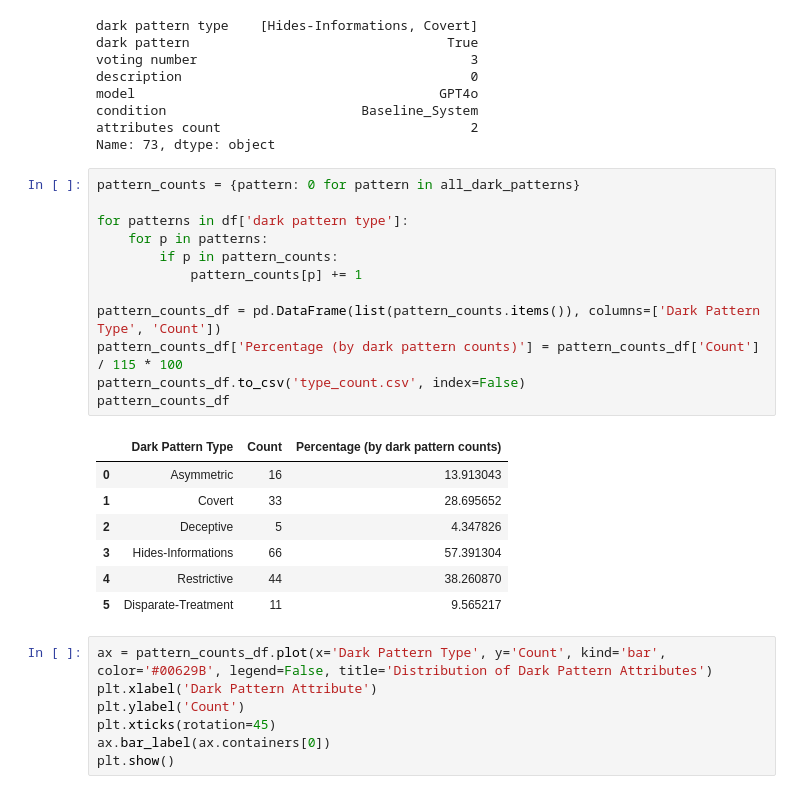
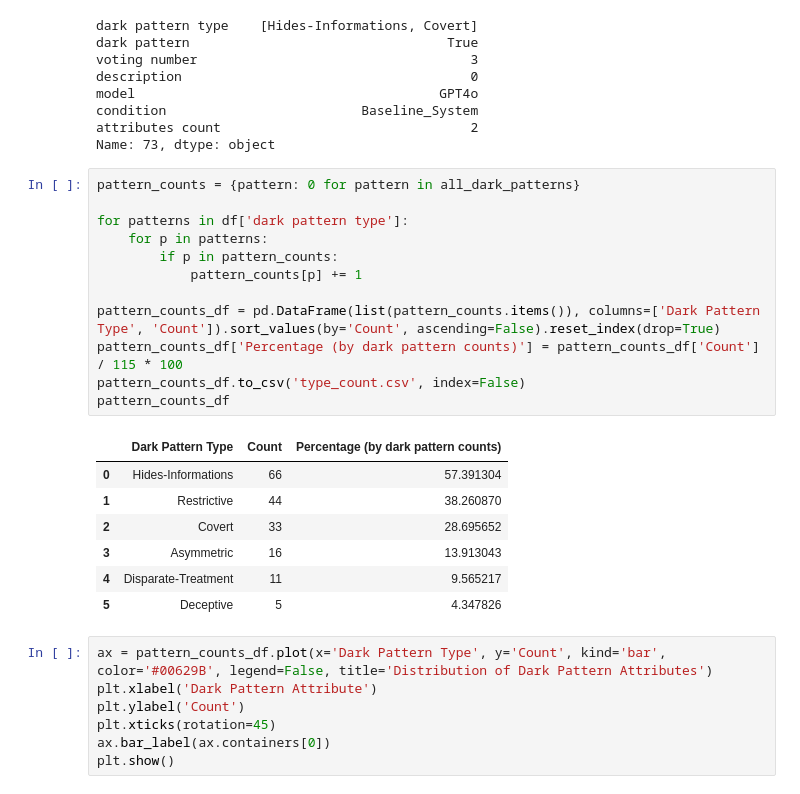
Before and after one commit to ChenzwNina/dark-pattern-analysis, a Jupyter notebook: data_analysis.ipynb, the cells around one changed output. Cells and saved outputs as stored; diff of their text form.

Commit message:
Updated data analysis with different models

```diff
--- a/data_analysis.ipynb
+++ b/data_analysis.ipynb
@@ -146,23 +146,23 @@ Name: 73, dtype: object
 # %%
 pattern_counts = {pattern: 0 for pattern in all_dark_patterns}
 
 for patterns in df['dark pattern type']:
     for p in patterns:
         if p in pattern_counts:
             pattern_counts[p] += 1
 
-pattern_counts_df = pd.DataFrame(list(pattern_counts.items()), columns=['Dark Pattern Type', 'Count'])
+pattern_counts_df = pd.DataFrame(list(pattern_counts.items()), columns=['Dark Pattern Type', 'Count']).sort_values(by='Count', ascending=False).reset_index(drop=True)
 pattern_counts_df['Percentage (by dark pattern counts)'] = pattern_counts_df['Count'] / 115 * 100
 pattern_counts_df.to_csv('type_count.csv', index=False)
 pattern_counts_df
 # %% [output]
 |  | Dark Pattern Type | Count | Percentage (by dark pattern counts) |
-| 0 | Asymmetric | 16 | 13.913043 |
-| 1 | Covert | 33 | 28.695652 |
-| 2 | Deceptive | 5 | 4.347826 |
-| 3 | Hides-Informations | 66 | 57.391304 |
-| 4 | Restrictive | 44 | 38.260870 |
-| 5 | Disparate-Treatment | 11 | 9.565217 |
+| 0 | Hides-Informations | 66 | 57.391304 |
+| 1 | Restrictive | 44 | 38.260870 |
+| 2 | Covert | 33 | 28.695652 |
+| 3 | Asymmetric | 16 | 13.913043 |
+| 4 | Disparate-Treatment | 11 | 9.565217 |
+| 5 | Deceptive | 5 | 4.347826 |
 # %%
 ax = pattern_counts_df.plot(x='Dark Pattern Type', y='Count', kind='bar', color='#00629B', legend=False, title='Distribution of Dark Pattern Attributes')
 plt.xlabel('Dark Pattern Attribute')
```
Also changed, not shown: parts of 9 cells of this notebook, 1 other file.
